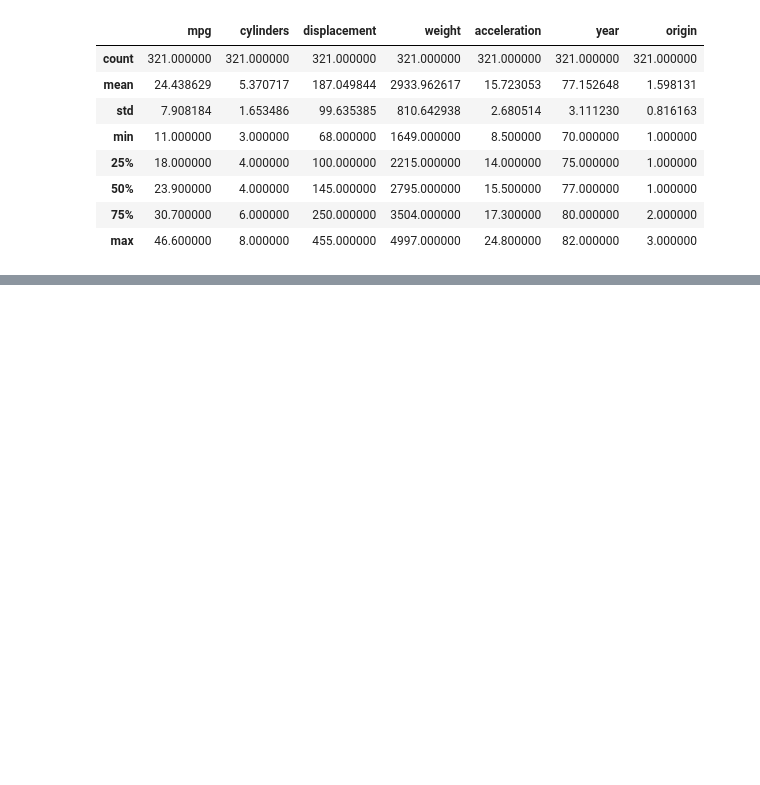
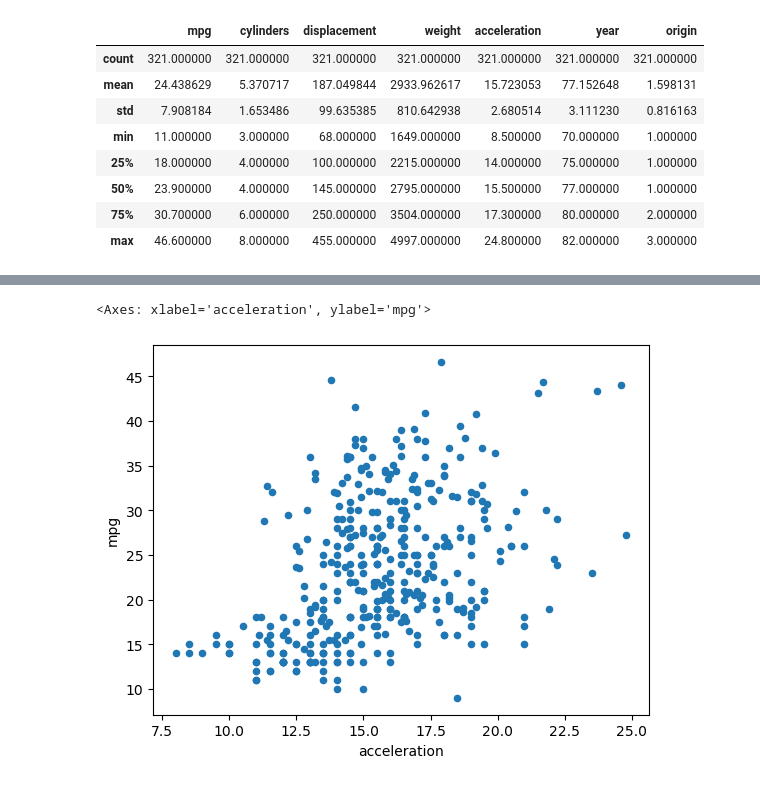
Before and after one commit to carolinegreen16/A_2, a Jupyter notebook: Assignment3/A3.ipynb, the cells around one changed output, grey strips where cells are left out. Saved outputs shown, nothing was run; the diff lists cells and outputs as text; code cells hidden in the pictures; blank space fills up the shorter version.

```diff
--- a/Assignment3/A3.ipynb
+++ b/Assignment3/A3.ipynb
@@ -94,0 +100,10 @@ dtype: object
+# %%
+## (e)
+df.plot(x = 'acceleration', y = 'mpg', kind='scatter')
+    ## Based on the scatter plot below, it seems that a majority
+    ## of the vehicles hang in the middle of the graph with a
+    ## acceleration between 12.5 to 20.0 and fall between a
+    ## mpg of about 15 to 40.
+# %% [output]
+<Axes: xlabel='acceleration', ylabel='mpg'>
+[figure, added]
```
Also changed, not shown: parts of 3 cells of this notebook.
